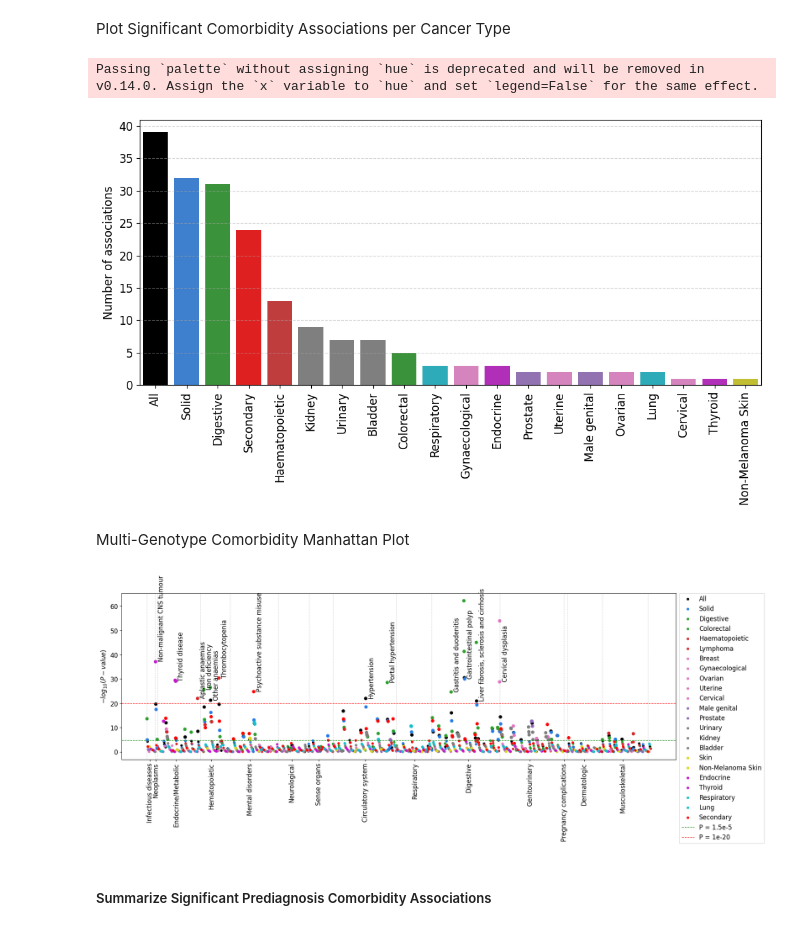
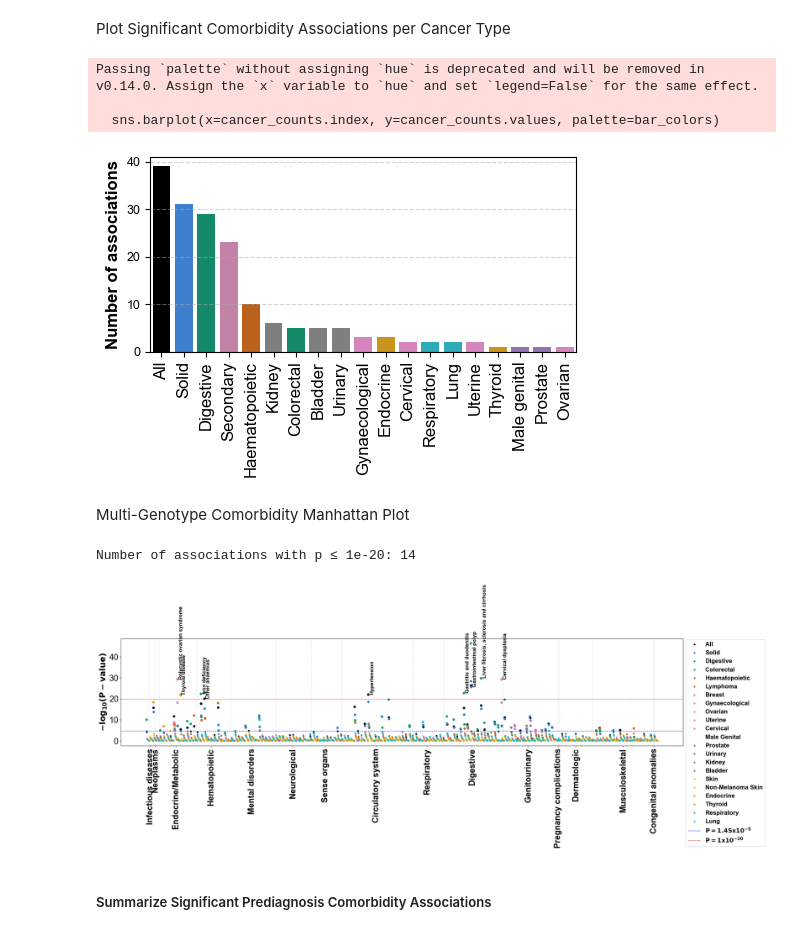
Before and after one commit to zaferdayem/sas-cancer-landscape, a Jupyter notebook: gnh_postprocessing_final.ipynb, the cells around one changed output. Cells and saved outputs as stored; diff of their text form; code cells hidden in the pictures.

```diff
--- a/gnh_postprocessing_final.ipynb
+++ b/gnh_postprocessing_final.ipynb
@@ -112,10 +180,10 @@ cancer_dict = ['All','Solid','Digestive','Colorectal','Haematopoietic','Lymphoma
             'Male Genital','Prostate', 'Urinary','Kidney', 'Bladder','Skin', 'Non-Melanoma Skin', 'Endocrine','Thyroid','Respiratory','Lung',"Secondary"]
 
 # Color assgnnment for each aggregated and individual cancer groups
-colors = ["#000000","#267CE6", '#2ca02c','#2ca02c','#d62728','#d62728',
+colors = ["#000000","#267CE6", '#009E73','#009E73','#D55E00','#D55E00',
           '#e377c2','#e377c2','#e377c2','#e377c2','#e377c2',
          '#9467bd','#9467bd', '#7f7f7f','#7f7f7f', '#7f7f7f',
-         "#d9d619", "#d9d619", "#c617cf","#c617cf", '#17becf','#17becf','#ff0000']
+         "#d5d232", "#d5d232", "#E69F00","#E69F00", '#17becf','#17becf','#CC79A7']
 
 traits = [v.replace('_', ' ') for v in cancer_dict]
 color_map = dict(zip(traits,colors))
@@ -124,10 +192,13 @@ color_map = dict(zip(traits,colors))
 df = pd.read_csv(result_path + "baseline" + "/cancer_prevalence.csv", header=0)
 
 # Set global plot font size
-plt.rcParams['font.size'] = 12
+#plt.rcParams['font.size'] = 12
+
+# Set style and get figure size
+figsize = set_figure_style('half_page')
 
 # Overlaying barplot: Number of samples (Exome_count) on top of number of patients (Size)
-plt.figure(figsize=(10, 7))
+plt.figure(figsize=figsize)
 cancers = df["Cancer"].fillna("Break")
 patients = df["Size"]
 samples = df["Exome_count"]
@@ -149,6 +220,7 @@ plt.grid(visible=True, axis='x',color='#aaa',linestyle='-.', alpha=0.2)
 plt.xlabel(None)
 plt.ylabel(None)
 plt.xticks(rotation=0)
+plt.yticks(fontweight='bold')
 plt.legend()
 plt.title(None)
 plt.tight_layout()
@@ -375,9 +461,11 @@ eth_anc_mapping_prop = pd.read_csv(result_path+"baseline"+"/ethnicity_ancestry_m
 # Use ancestry labels as index for plotting
 eth_anc_mapping_prop.set_index("Ancestry", inplace=True, drop=True)
 
-plt.rcParams.update({'font.size': 12})
-plt.figure(figsize=(4, 4))
-colors = ['salmon','steelblue','green','red','orange']
+# Set style and get figure size
+figsize = set_figure_style('half_page')
+plt.figure(figsize=figsize)
+
+colors = ['salmon','steelblue','orange','red','grey']
 
 # Create horizontal stacked bar plot comparing reported ethnicity vs genetic ancestry
 ax = eth_anc_mapping_prop.plot(kind='barh', stacked=True, color=colors)
@@ -385,8 +473,11 @@ plt.xlabel("Genetic Ancestry vs Ethnicity (Concordance=99.04%)")
 plt.ylabel("Genetic ancestry")
 box = ax.get_position()
 
-ax.legend(bbox_to_anchor=(1, 1.01), loc='upper left', title='Reported Ethnicity',
+ax.legend(bbox_to_anchor=(1, 1.01), loc='upper left', title='Reported Ethnicity', fontsize=11,
           fancybox=True, shadow=False)
 
+plt.xticks(fontsize=11)
+plt.yticks(fontsize=11, fontweight='bold')
+
 plt.savefig(plot_path+"publication/baseline"+"/ethnicity-genancestry.png", bbox_inches='tight', dpi=300)
 # %% [output]
@@ -532,7 +531,7 @@ for c in cancer_dict:
 # %% [markdown]
 Merge Prediagnosis Comorbidity Odds Ratios with Phenotype Information
 # %%
-df = pd.read_csv(result_path + "comorbidity"+"/cancer_prediag_morbidity_OR.csv", delimiter=',')
+df = pd.read_csv(result_path + "comorbidity"+"/cancer_prediag_morbidity_OR.csv", delimiter='\t')
 pheinfo = pd.read_csv(result_path + "comorbidity" + "/pheinfo.csv",  delimiter=',')
 df_comorbidity = df.merge(pheinfo, how='left', left_on='Morbidity', right_on='description')
 df_comorbidity.head()
@@ -553,10 +552,10 @@ cancer_dict = ['All','Solid','Digestive','Colorectal','Haematopoietic','Lymphoma
             'Male genital','Prostate', 'Urinary','Kidney', 'Bladder','Skin', 'Non-Melanoma Skin', 'Endocrine','Thyroid','Respiratory','Lung',"Secondary"]
 
 # Color assgnnment for each aggregated and individual cancer groups
-colors = ["#000000","#267CE6", '#2ca02c','#2ca02c','#d62728','#d62728',
+colors = ["#000000","#267CE6", '#009E73','#009E73','#D55E00','#D55E00',
           '#e377c2','#e377c2','#e377c2','#e377c2','#e377c2',
          '#9467bd','#9467bd', '#7f7f7f','#7f7f7f', '#7f7f7f',
-         "#d9d619", "#d9d619", "#c617cf","#c617cf", '#17becf','#17becf','#ff0000']
+         "#d5d232", "#d5d232", "#E69F00","#E69F00", '#17becf','#17becf','#CC79A7']
 
 traits = [v.replace('_', ' ') for v in cancer_dict]
 color_map = dict(zip(traits,colors))
@@ -564,43 +563,46 @@ color_map = dict(zip(traits,colors))
 Plot Significant Comorbidity Associations per Cancer Type
 # %%
 # Filter for statistically significant comorbidity associations (p ≤ 1.5e-5)
-df_comorbidity_sig = df_comorbidity[df_comorbidity["pvalue"] <= 0.000015]
+df_comorbidity_sig = df_comorbidity[df_comorbidity["pvalue"] <= 0.0000142]
 # Count the number of significant associations per cancer type
 cancer_counts = df_comorbidity_sig['Cancer'].value_counts().sort_values(ascending=False)
 
 # Plot barplot
 plt.rcParams.update({'font.size': 12})
 bar_colors = [color_map.get(cancer, "#333333") for cancer in cancer_counts.index]
 
-plt.figure(figsize=(10, 6))
+figsize=set_figure_style('one_column')
+plt.figure(figsize=(5,3.5))
 plt.grid(axis='y', linestyle='--', color='#aaa', alpha=0.5)
 sns.barplot(x=cancer_counts.index, y=cancer_counts.values, palette=bar_colors)
 
 plt.ylabel('Number of associations')
 plt.xlabel(None)
 plt.title(None)
-plt.xticks(rotation=90)
+plt.xticks(rotation=90, fontsize=12)
 plt.tight_layout()
 plt.savefig(plot_path+"publication/comorbidity"+'/comorbidity_occurences.png', dpi=300, bbox_inches='tight')
 plt.show()
 # %% [output]
 Passing `palette` without assigning `hue` is deprecated and will be removed in v0.14.0. Assign the `x` variable to `hue` and set `legend=False` for the same effect.
+
+  sns.barplot(x=cancer_counts.index, y=cancer_counts.values, palette=bar_colors)
-[figure, old version]
+[figure, new version]
 # %% [markdown]
 Multi-Genotype Comorbidity Manhattan Plot
 # %%
 
-# Assign a color to each genotype
-colors = ["#000000","#267CE6", '#2ca02c','#2ca02c','#d62728','#d62728',
+# Color assgnnment for each aggregated and individual cancer groups
+colors = ["#000000","#267CE6", '#009E73','#009E73','#D55E00','#D55E00',
           '#e377c2','#e377c2','#e377c2','#e377c2','#e377c2',
          '#9467bd','#9467bd', '#7f7f7f','#7f7f7f', '#7f7f7f',
-         "#d9d619", "#d9d619", "#c617cf","#c617cf", '#17becf','#17becf','#ff0000']
+         "#d5d232", "#d5d232", "#E69F00","#E69F00", '#17becf','#17becf','#CC79A7']
 
 traits = [v.replace('_', ' ') for v in cancer_dict]
 genotype_color_map = dict(zip(traits,colors))
 
 # Prepare the plot
-plt.figure(figsize=(18, 7))
+plt.figure(figsize=(25, 9))
 plt.rcParams.update({'font.size': 12})
 df_merged = pd.DataFrame()
 
@@ -616,22 +618,23 @@ for t in traits:
     df['color'] = color
     df_merged = pd.concat([df_merged,df], axis=0, ignore_index=True)
 
-    not_sig = df[df["pvalue"] > 1.5e-05]
+    not_sig = df[df["pvalue"] > 1.45e-05]
     plt.scatter(not_sig["x"]+2, -np.log10(not_sig["pvalue"]),  c=not_sig["color"], s=15, alpha=1.0, label=genotype)
         # Highlight significant associations
-    sig = df[df["pvalue"] <=1.5e-05]
+    sig = df[df["pvalue"] <=1.45e-05]
     plt.scatter(sig["x"]+2, -np.log10(sig["pvalue"]),  s=30, alpha=1.0, c=sig["color"], label=None)
 
 # Annotate extremely significant associations (p ≤ 1e-20)
 sig = df_merged[df_merged["pvalue"] <= 1e-20]
+print(f"Number of associations with p ≤ 1e-20: {len(sig)}")
 sig = sig.groupby(['phenotype']).agg({'pvalue': 'max', 'description': 'first', 'groupnum': 'first', 'x': 'first'}).reset_index()
 for xi, yi, groupnum, name in zip(sig["x"], sig['pvalue'], sig['groupnum'], sig['description']):
-    plt.text(xi+10,-np.log10(yi), str(name), fontsize=12, rotation=90, ha='left', va='bottom')
+    plt.text(xi+10,-np.log10(yi), str(name), fontsize=14, rotation=90, ha='left', va='bottom')
 
 
 # Draw significance threshold
-plt.axhline(-np.log10(1.5e-05), color='green', linestyle='--', linewidth=1, label='P = 1.5e-5')
-plt.axhline(-np.log10(1e-20), color='red', linestyle='--', linewidth=1, label='P = 1e-20')
+plt.axhline(-np.log10(1.45e-05), color='blue', linestyle='--', linewidth=1, label=r'$\mathbf{P = 1.45x10^{-5}}$')
+plt.axhline(-np.log10(1e-20), color='red', linestyle='--', linewidth=1, label=r'$\mathbf{P = 1x10^{-20}}$')
 
 # X-ticks: show every group at the center
 # Draw vertical lines at group boundaries
@@ -639,23 +642,23 @@ if "group" in df.columns:
     group_centers = df.groupby('group')["x"].mean()
     group_boundaries = df.groupby('group')['x'].min().sort_values().values
 
-    plt.xticks(group_centers, group_centers.index, rotation=90)
+    plt.xticks(group_centers, group_centers.index, rotation=90, fontdict={'fontsize': 22, 'fontweight': 'bold'})
     for boundary in group_boundaries:
         plt.axvline(boundary-2, color='grey', linestyle=':', linewidth=1,alpha=0.5)
     last_boundary = df.groupby('group')['x'].max().sort_values().values[-1]
     plt.axvline(last_boundary+2 , color='grey', linestyle=':', linewidth=1, alpha=0.5)
-
+    plt.yticks(fontsize=22, fontweight='normal')
 plt.xlabel(None)
-
-plt.ylabel("$-log_{10}(P-value)$")
+plt.ylabel(r"$\mathbf{-log_{\mathbf{10}}(P-value)}$", fontsize=22)
 #plt.title('Multi-Genotype PheWAS Manhattan Plot')
 plt.title(None)
-plt.legend(bbox_to_anchor=(1, 1.02), loc='upper left')
+plt.legend(bbox_to_anchor=(1, 1.02), loc='upper left', fontsize=16)
 plt.tight_layout()
 plt.savefig(plot_path+"publication/comorbidity"+'/comorbidity_manhattan.png', dpi=300, bbox_inches='tight')
 plt.show()
 # %% [output]
+Number of associations with p ≤ 1e-20: 14
-[figure, old version]
+[figure, new version]
 # %% [markdown]
 ##### Summarize Significant Prediagnosis Comorbidity Associations
 # %%
```
Also changed, not shown: parts of 44 cells of this notebook.
